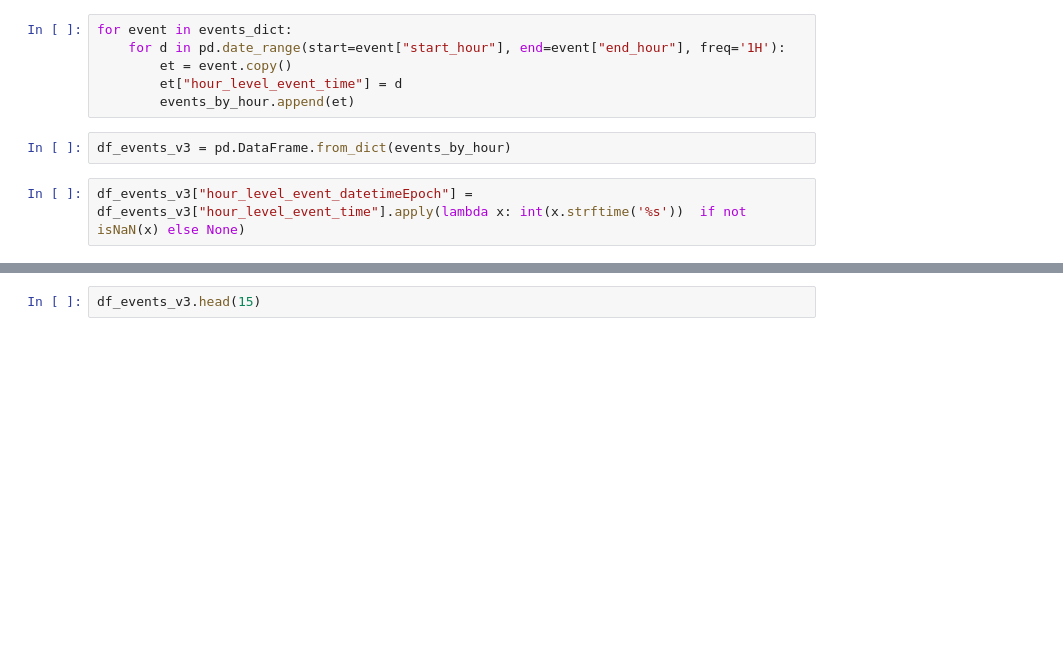
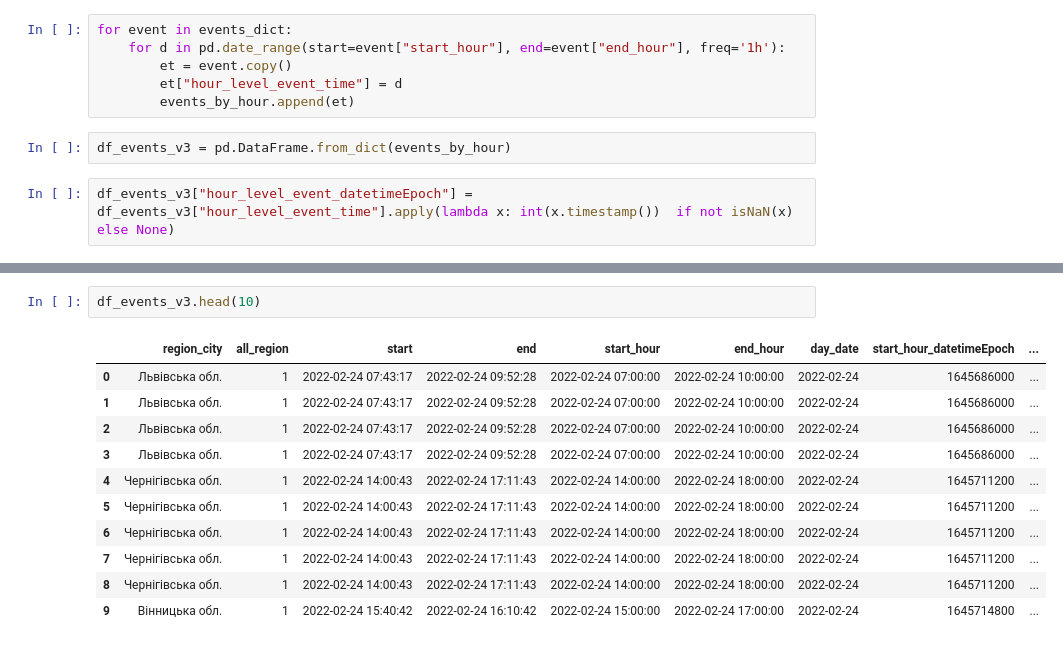
Before and after one commit to HliebOcheretianyi/H2_python_structure_and_data, a Jupyter notebook: src/3_prepare_final_dataset.ipynb, the cells around one changed output, grey strips where cells are left out. Cells and saved outputs as stored; diff of their text form; blank space fills up the shorter version.

```diff
--- a/src/3_prepare_final_dataset.ipynb
+++ b/src/3_prepare_final_dataset.ipynb
@@ -186,12 +368,12 @@ events_dict[0]
 # %%
 for event in events_dict:
-    for d in pd.date_range(start=event["start_hour"], end=event["end_hour"], freq='1H'):
+    for d in pd.date_range(start=event["start_hour"], end=event["end_hour"], freq='1h'):
         et = event.copy()
         et["hour_level_event_time"] = d
         events_by_hour.append(et)
 # %%
 df_events_v3 = pd.DataFrame.from_dict(events_by_hour)
 # %%
-df_events_v3["hour_level_event_datetimeEpoch"] = df_events_v3["hour_level_event_time"].apply(lambda x: int(x.strftime('%s'))  if not isNaN(x) else None)
+df_events_v3["hour_level_event_datetimeEpoch"] = df_events_v3["hour_level_event_time"].apply(lambda x: int(x.timestamp())  if not isNaN(x) else None)
 # %%
 df_events_v3.shape
@@ -198,4 +382,16 @@ df_events_v3.shape
 # %%
-df_events_v3.head(15)
+df_events_v3.head(10)
+# %% [output]
+|  | region_city | all_region | start | end | start_hour | end_hour | day_date | start_hour_datetimeEpoch | ... |
+| 0 | Львівська обл. | 1 | 2022-02-24 07:43:17 | 2022-02-24 09:52:28 | 2022-02-24 07:00:00 | 2022-02-24 10:00:00 | 2022-02-24 | 1645686000 | ... |
+| 1 | Львівська обл. | 1 | 2022-02-24 07:43:17 | 2022-02-24 09:52:28 | 2022-02-24 07:00:00 | 2022-02-24 10:00:00 | 2022-02-24 | 1645686000 | ... |
+| 2 | Львівська обл. | 1 | 2022-02-24 07:43:17 | 2022-02-24 09:52:28 | 2022-02-24 07:00:00 | 2022-02-24 10:00:00 | 2022-02-24 | 1645686000 | ... |
+| 3 | Львівська обл. | 1 | 2022-02-24 07:43:17 | 2022-02-24 09:52:28 | 2022-02-24 07:00:00 | 2022-02-24 10:00:00 | 2022-02-24 | 1645686000 | ... |
+| 4 | Чернігівська обл. | 1 | 2022-02-24 14:00:43 | 2022-02-24 17:11:43 | 2022-02-24 14:00:00 | 2022-02-24 18:00:00 | 2022-02-24 | 1645711200 | ... |
+| 5 | Чернігівська обл. | 1 | 2022-02-24 14:00:43 | 2022-02-24 17:11:43 | 2022-02-24 14:00:00 | 2022-02-24 18:00:00 | 2022-02-24 | 1645711200 | ... |
+| 6 | Чернігівська обл. | 1 | 2022-02-24 14:00:43 | 2022-02-24 17:11:43 | 2022-02-24 14:00:00 | 2022-02-24 18:00:00 | 2022-02-24 | 1645711200 | ... |
+| 7 | Чернігівська обл. | 1 | 2022-02-24 14:00:43 | 2022-02-24 17:11:43 | 2022-02-24 14:00:00 | 2022-02-24 18:00:00 | 2022-02-24 | 1645711200 | ... |
+| 8 | Чернігівська обл. | 1 | 2022-02-24 14:00:43 | 2022-02-24 17:11:43 | 2022-02-24 14:00:00 | 2022-02-24 18:00:00 | 2022-02-24 | 1645711200 | ... |
+| 9 | Вінницька обл. | 1 | 2022-02-24 15:40:42 | 2022-02-24 16:10:42 | 2022-02-24 15:00:00 | 2022-02-24 17:00:00 | 2022-02-24 | 1645714800 | ... |
 # %%
 df_weather_reg.head(5)
```
Also changed, not shown: parts of 60 cells of this notebook.
